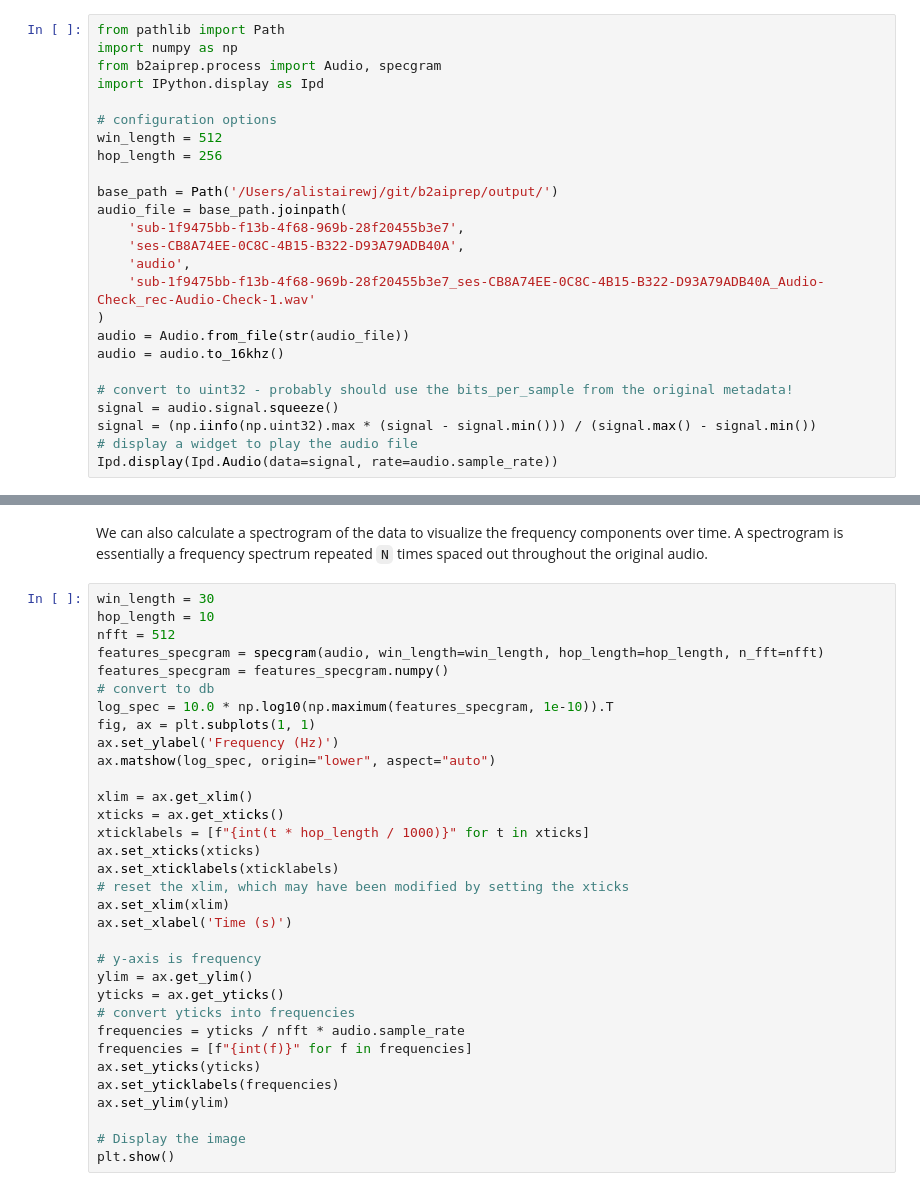
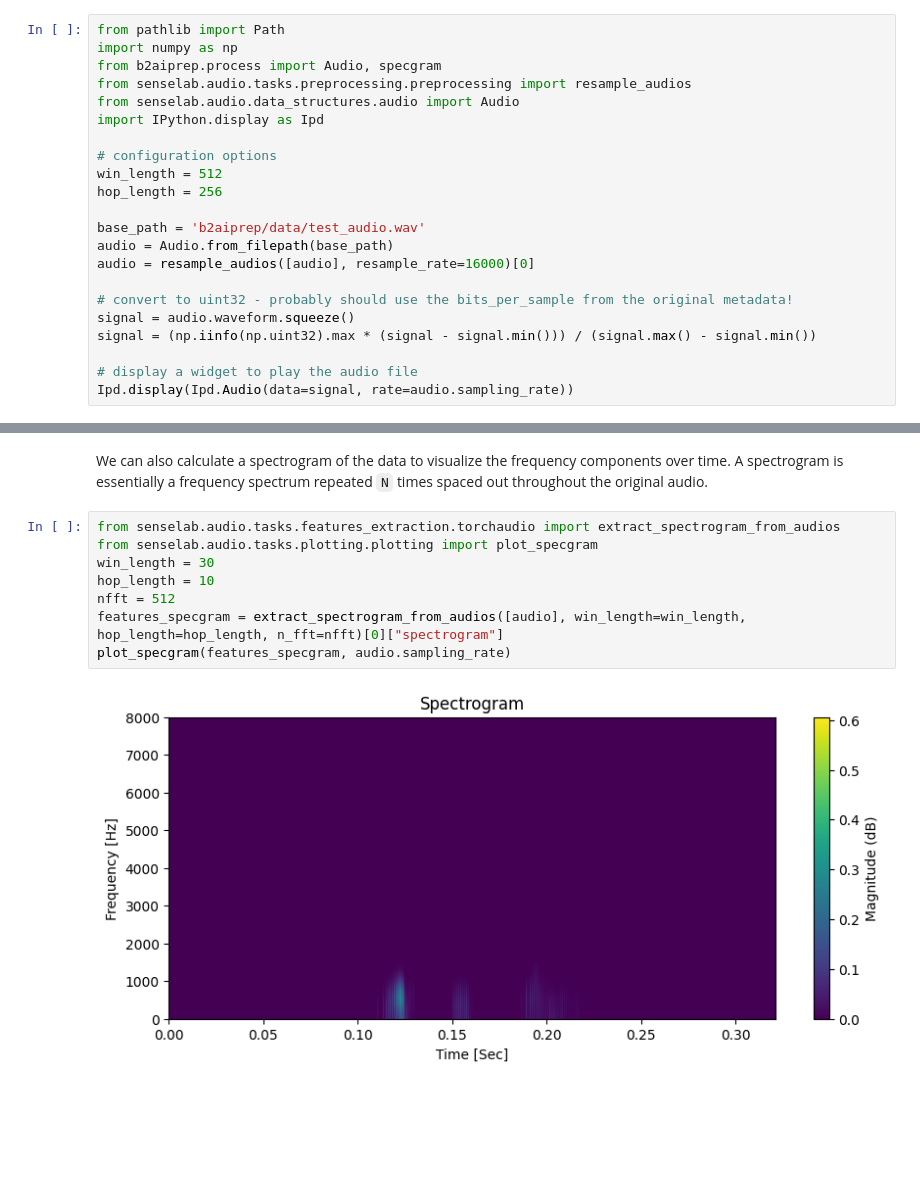
Before and after one commit to sensein/b2aiprep, a Jupyter notebook: docs/tutorial.ipynb, the cells around one changed output, grey strips where cells are left out. Saved outputs shown, nothing was run; the diff lists cells and outputs as text; blank space fills up the shorter version.

Commit message:
Replace process.py functions with senselab functions in tutorial.ipynb

```diff
--- a/docs/tutorial.ipynb
+++ b/docs/tutorial.ipynb
@@ -266,24 +266,21 @@ acoustic_tasks_df['acoustic_task_name'].value_counts()
 from pathlib import Path
 import numpy as np
 from b2aiprep.process import Audio, specgram
+from senselab.audio.tasks.preprocessing.preprocessing import resample_audios
+from senselab.audio.data_structures.audio import Audio
 import IPython.display as Ipd
 
 # configuration options
 win_length = 512
 hop_length = 256
 
-base_path = Path('/Users/alistairewj/git/b2aiprep/output/')
-audio_file = base_path.joinpath(
-    'sub-1f9475bb-f13b-4f68-969b-28f20455b3e7',
-    'ses-CB8A74EE-0C8C-4B15-B322-D93A79ADB40A',
-    'audio',
-    'sub-1f9475bb-f13b-4f68-969b-28f20455b3e7_ses-CB8A74EE-0C8C-4B15-B322-D93A79ADB40A_Audio-Check_rec-Audio-Check-1.wav'
-)
-audio = Audio.from_file(str(audio_file))
-audio = audio.to_16khz()
+base_path = 'b2aiprep/data/test_audio.wav'
+audio = Audio.from_filepath(base_path)
+audio = resample_audios([audio], resample_rate=16000)[0]
 
 # convert to uint32 - probably should use the bits_per_sample from the original metadata!
-signal = audio.signal.squeeze()
+signal = audio.waveform.squeeze()
 signal = (np.iinfo(np.uint32).max * (signal - signal.min())) / (signal.max() - signal.min())
+
 # display a widget to play the audio file
-Ipd.display(Ipd.Audio(data=signal, rate=audio.sample_rate))
+Ipd.display(Ipd.Audio(data=signal, rate=audio.sampling_rate))
@@ -290,35 +289,12 @@ Ipd.display(Ipd.Audio(data=signal, rate=audio.sample_rate))
 # %% [markdown]
 We can also calculate a spectrogram of the data to visualize the frequency components over time. A spectrogram is essentially a frequency spectrum repeated `N` times spaced out throughout the original audio.
-# %%
-win_length = 30
-hop_length = 10
-nfft = 512
-features_specgram = specgram(audio, win_length=win_length, hop_length=hop_length, n_fft=nfft)
-features_specgram = features_specgram.numpy()
-# convert to db
-log_spec = 10.0 * np.log10(np.maximum(features_specgram, 1e-10)).T
-fig, ax = plt.subplots(1, 1)
-ax.set_ylabel('Frequency (Hz)')
-ax.matshow(log_spec, origin="lower", aspect="auto")
-
-xlim = ax.get_xlim()
-xticks = ax.get_xticks()
-xticklabels = [f"{int(t * hop_length / 1000)}" for t in xticks]
-ax.set_xticks(xticks)
-ax.set_xticklabels(xticklabels)
-# reset the xlim, which may have been modified by setting the xticks
-ax.set_xlim(xlim)
-ax.set_xlabel('Time (s)')
-
-# y-axis is frequency
-ylim = ax.get_ylim()
-yticks = ax.get_yticks()
-# convert yticks into frequencies
-frequencies = yticks / nfft * audio.sample_rate
-frequencies = [f"{int(f)}" for f in frequencies]
-ax.set_yticks(yticks)
-ax.set_yticklabels(frequencies)
-ax.set_ylim(ylim)
-
-# Display the image
-plt.show()
+# %%
+from senselab.audio.tasks.features_extraction.torchaudio import extract_spectrogram_from_audios
+from senselab.audio.tasks.plotting.plotting import plot_specgram
+win_length = 30
+hop_length = 10
+nfft = 512
+features_specgram = extract_spectrogram_from_audios([audio], win_length=win_length, hop_length=hop_length, n_fft=nfft)[0]["spectrogram"]
+plot_specgram(features_specgram, audio.sampling_rate)
+# %% [output]
+[figure, added]
```
Also changed, not shown: parts of 1 cell of this notebook, 1 other file.
